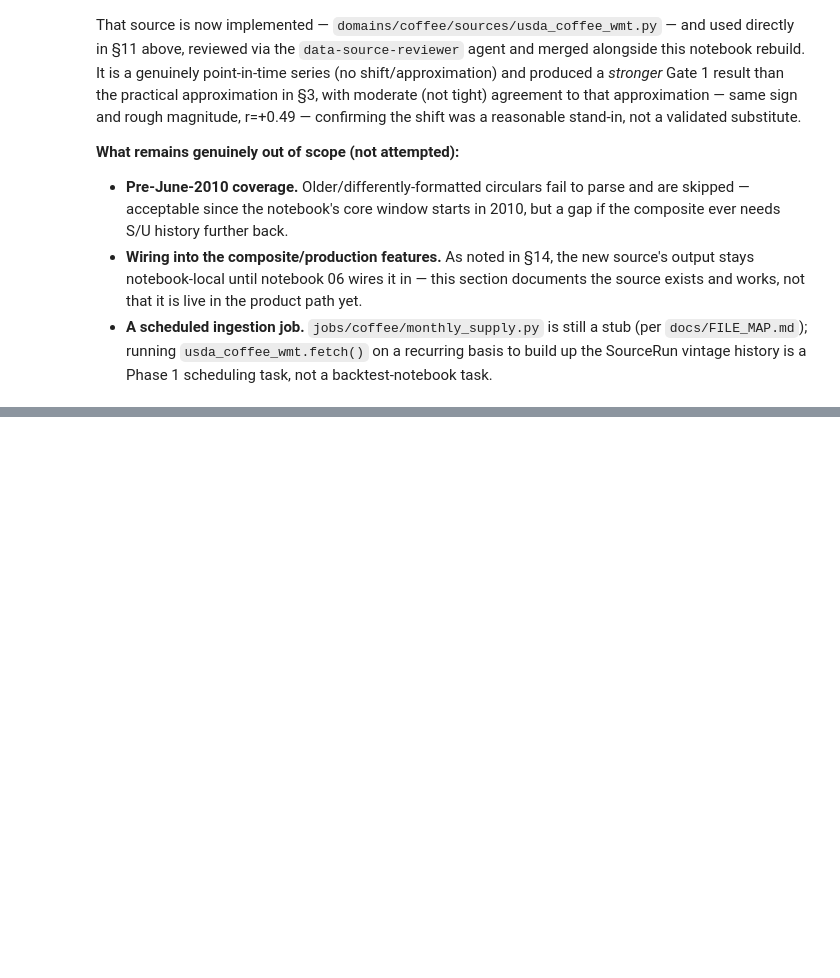
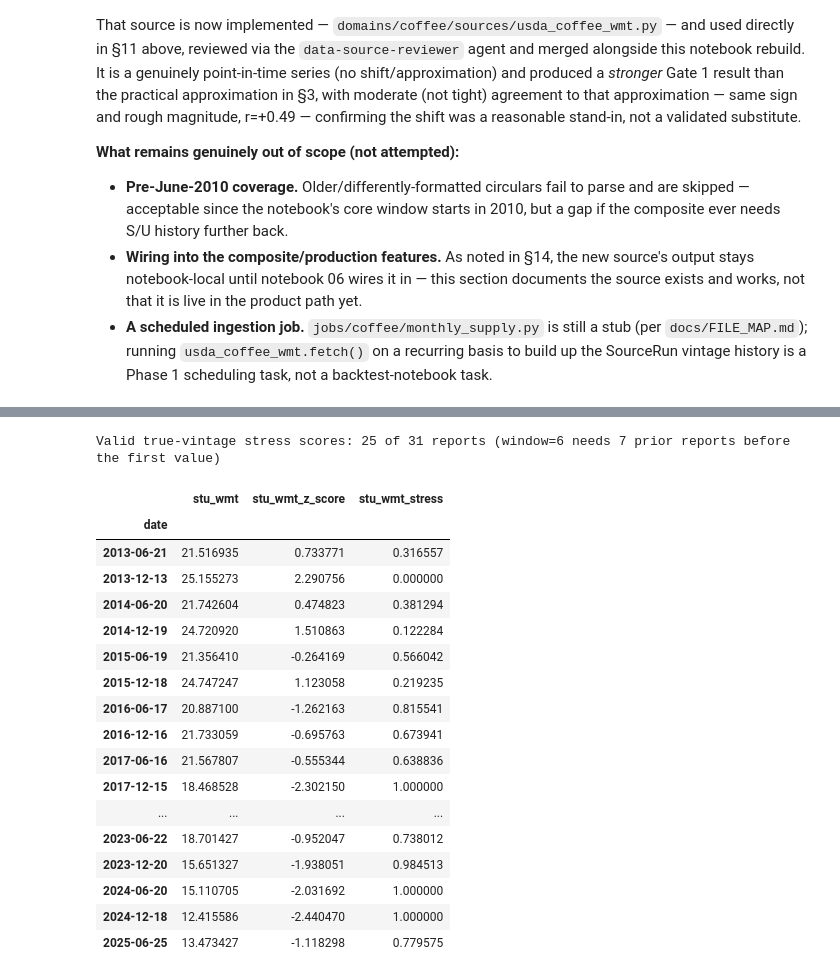
Before and after one commit to abhirajp97/greensignal, a Jupyter notebook: notebooks/coffee_backtests/04_usda_supply_signal.ipynb, the cells around one changed output, grey strips where cells are left out. Saved outputs shown, nothing was run; the diff lists cells and outputs as text; code cells hidden in the pictures; blank space fills up the shorter version.

```diff
--- a/notebooks/coffee_backtests/04_usda_supply_signal.ipynb
+++ b/notebooks/coffee_backtests/04_usda_supply_signal.ipynb
@@ -929,0 +950,28 @@ substitute.
+# %%
+wmt_df['stu_wmt_z_score'] = rolling_zscore(wmt_df['stu_wmt'], window=6)
+wmt_df['stu_wmt_stress'] = wmt_df['stu_wmt_z_score'].apply(stu_stress_score)
+
+n_valid = wmt_df['stu_wmt_stress'].notna().sum()
+print(f'Valid true-vintage stress scores: {n_valid} of {len(wmt_df)} reports '
+      f'(window=6 needs 7 prior reports before the first value)')
+wmt_df[['stu_wmt', 'stu_wmt_z_score', 'stu_wmt_stress']].dropna()
+# %% [output]
+Valid true-vintage stress scores: 25 of 31 reports (window=6 needs 7 prior reports before the first value)
+|  | stu_wmt | stu_wmt_z_score | stu_wmt_stress |
+| date |  |  |  |
+| 2013-06-21 | 21.516935 | 0.733771 | 0.316557 |
+| 2013-12-13 | 25.155273 | 2.290756 | 0.000000 |
+| 2014-06-20 | 21.742604 | 0.474823 | 0.381294 |
+| 2014-12-19 | 24.720920 | 1.510863 | 0.122284 |
+| 2015-06-19 | 21.356410 | -0.264169 | 0.566042 |
+| 2015-12-18 | 24.747247 | 1.123058 | 0.219235 |
+| 2016-06-17 | 20.887100 | -1.262163 | 0.815541 |
+| 2016-12-16 | 21.733059 | -0.695763 | 0.673941 |
+| 2017-06-16 | 21.567807 | -0.555344 | 0.638836 |
+| 2017-12-15 | 18.468528 | -2.302150 | 1.000000 |
+| ... | ... | ... | ... |
+| 2023-06-22 | 18.701427 | -0.952047 | 0.738012 |
+| 2023-12-20 | 15.651327 | -1.938051 | 0.984513 |
+| 2024-06-20 | 15.110705 | -2.031692 | 1.000000 |
+| 2024-12-18 | 12.415586 | -2.440470 | 1.000000 |
+| 2025-06-25 | 13.473427 | -1.118298 | 0.779575 |
```
Also changed, not shown: parts of 17 cells of this notebook, 10 other files.
